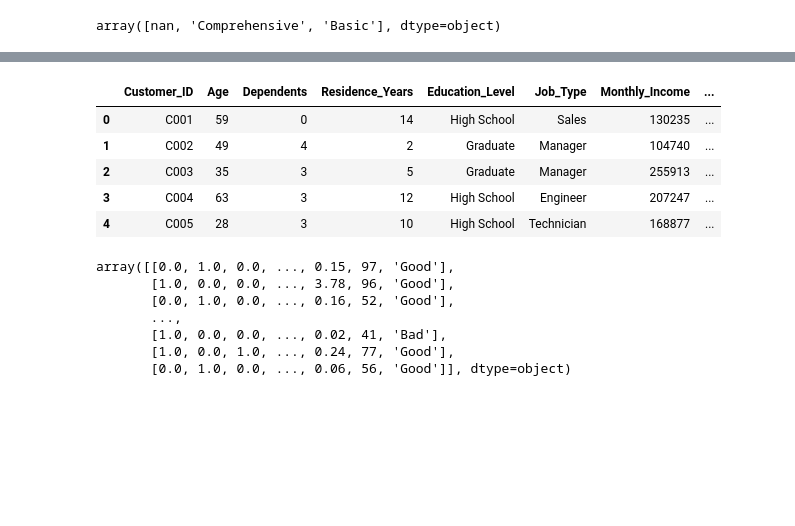
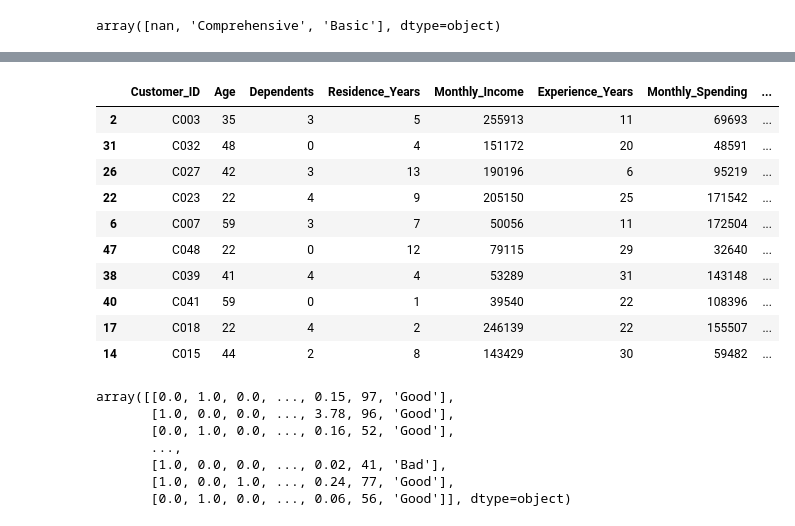
Before and after one commit to atifsalam78/Machine_Learning, a Jupyter notebook: bank_customer.ipynb, the cells around one changed output, grey strips where cells are left out. Cells and saved outputs as stored; diff of their text form; code cells hidden in the pictures; blank space fills up the shorter version.

```diff
--- a/bank_customer.ipynb
+++ b/bank_customer.ipynb
@@ -82,5 +82,8 @@ bank["Insurance_Coverage"] = bank["Insurance_Coverage"].fillna("No").copy()
 # %%
 bank.drop(["Checking_Account_Status", "Savings_Account_Status"], axis=1, inplace=True)
 # %%
-bank_encoded = pd.get_dummies(bank, columns=["Gender", "Marital_Status", "Employment_Status",
-                                             "Loan_Purpose", "Property", "Housing", "Region", "Employment_Industry"], drop_first=True)
+bank_encoded = pd.get_dummies(bank, columns=["Education_Level","Job_Type","Credit_Card_Usage","Payment_History", "Other_Loans",
+                                             "Default_History", "Foreign_Worker", "Mobile_Banking_Active", "Auto_Pay_Enabled",
+                                             "Insurance_Coverage", "Insurance_Coverage", "Financial_Literacy_Score",
+                                             "Gender", "Marital_Status", "Employment_Status",
+                                             "Loan_Purpose", "Property", "Housing", "Region", "Employment_Industry"], drop_first=True, dtype="int")
@@ -87,12 +102,17 @@ bank_encoded = pd.get_dummies(bank, columns=["Gender", "Marital_Status", "Employ
 # %%
-bank_encoded.head()
+bank_encoded.sample(10)
 # %% [output]
-|  | Customer_ID | Age | Dependents | Residence_Years | Education_Level | Job_Type | Monthly_Income | ... |
-| 0 | C001 | 59 | 0 | 14 | High School | Sales | 130235 | ... |
-| 1 | C002 | 49 | 4 | 2 | Graduate | Manager | 104740 | ... |
-| 2 | C003 | 35 | 3 | 5 | Graduate | Manager | 255913 | ... |
-| 3 | C004 | 63 | 3 | 12 | High School | Engineer | 207247 | ... |
-| 4 | C005 | 28 | 3 | 10 | High School | Technician | 168877 | ... |
+|  | Customer_ID | Age | Dependents | Residence_Years | Monthly_Income | Experience_Years | Monthly_Spending | ... |
+| 2 | C003 | 35 | 3 | 5 | 255913 | 11 | 69693 | ... |
+| 31 | C032 | 48 | 0 | 4 | 151172 | 20 | 48591 | ... |
+| 26 | C027 | 42 | 3 | 13 | 190196 | 6 | 95219 | ... |
+| 22 | C023 | 22 | 4 | 9 | 205150 | 25 | 171542 | ... |
+| 6 | C007 | 59 | 3 | 7 | 50056 | 11 | 172504 | ... |
+| 47 | C048 | 22 | 0 | 12 | 79115 | 29 | 32640 | ... |
+| 38 | C039 | 41 | 4 | 4 | 53289 | 31 | 143148 | ... |
+| 40 | C041 | 59 | 0 | 1 | 39540 | 22 | 108396 | ... |
+| 17 | C018 | 22 | 4 | 2 | 246139 | 22 | 155507 | ... |
+| 14 | C015 | 44 | 2 | 8 | 143429 | 30 | 59482 | ... |
 # %%
 from sklearn.compose import ColumnTransformer
 from sklearn.preprocessing import OneHotEncoder, OrdinalEncoder
```
Also changed, not shown: parts of 4 cells of this notebook, 12 other files.
